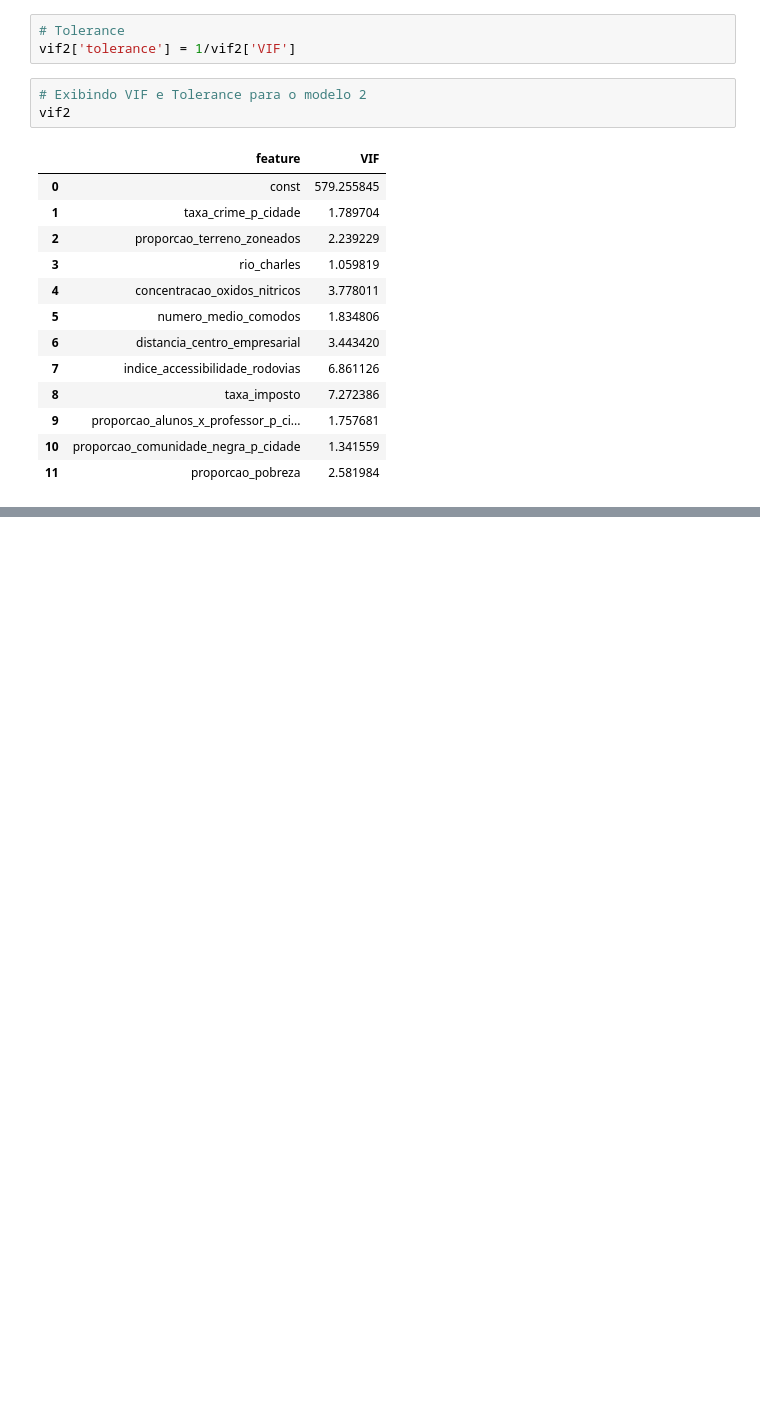
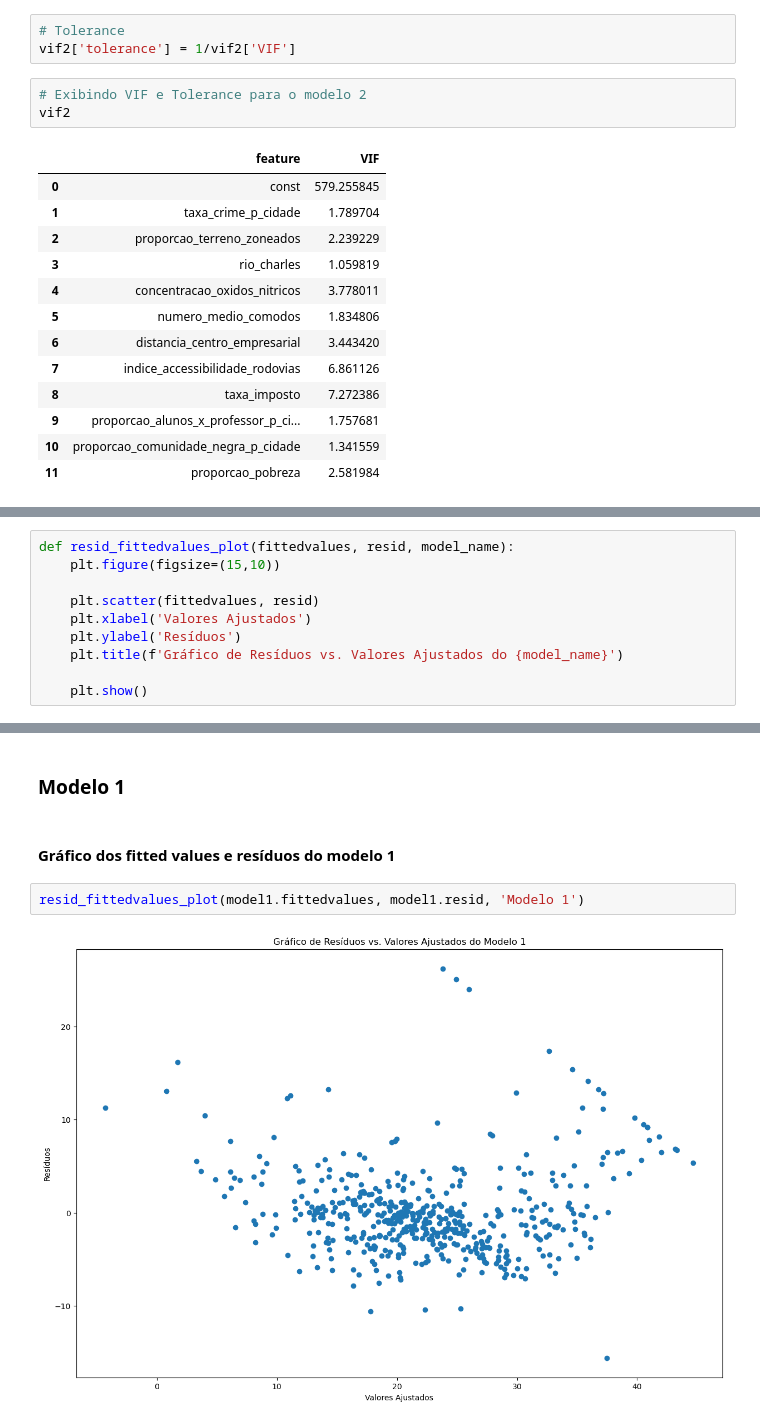
Before and after one commit to robson-quaresma/multiple-regression-housing-price, a Jupyter notebook: boston_housing_price.ipynb, the cells around one changed output, grey strips where cells are left out. Drawn from its saved outputs; the diff is of its cells as text; blank space fills up the shorter version.

Commit message:
Heteroscedasticity and Normality of Residuals

```diff
--- a/boston_housing_price.ipynb
+++ b/boston_housing_price.ipynb
@@ -634,0 +645,10 @@ vif2
+# %%
+def resid_fittedvalues_plot(fittedvalues, resid, model_name):
+    plt.figure(figsize=(15,10))
+
+    plt.scatter(fittedvalues, resid)
+    plt.xlabel('Valores Ajustados')
+    plt.ylabel('Resíduos')
+    plt.title(f'Gráfico de Resíduos vs. Valores Ajustados do {model_name}')
+
+    plt.show()
@@ -634,0 +680,8 @@ vif2
+# %% [markdown]
+### Modelo 1
+# %% [markdown]
+#### Gráfico dos fitted values e resíduos do modelo 1
+# %%
+resid_fittedvalues_plot(model1.fittedvalues, model1.resid, 'Modelo 1')
+# %% [output]
+[figure, added]
```
Also changed, not shown: parts of 41 cells of this notebook.
